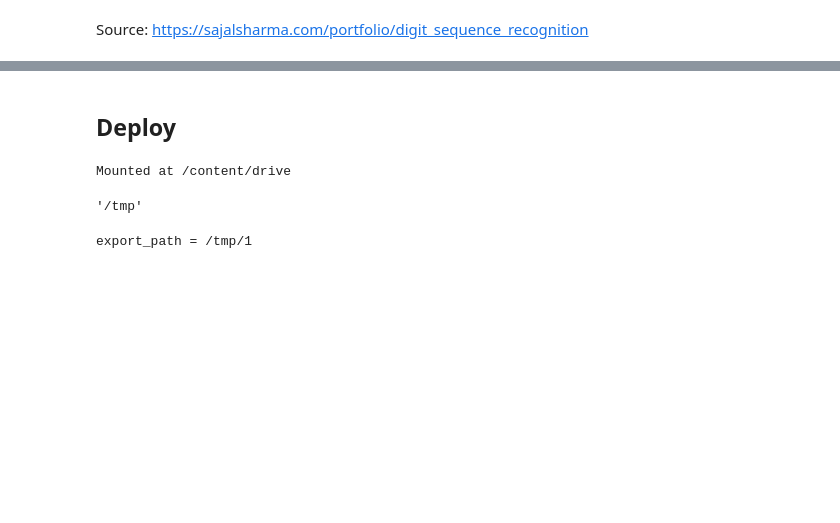
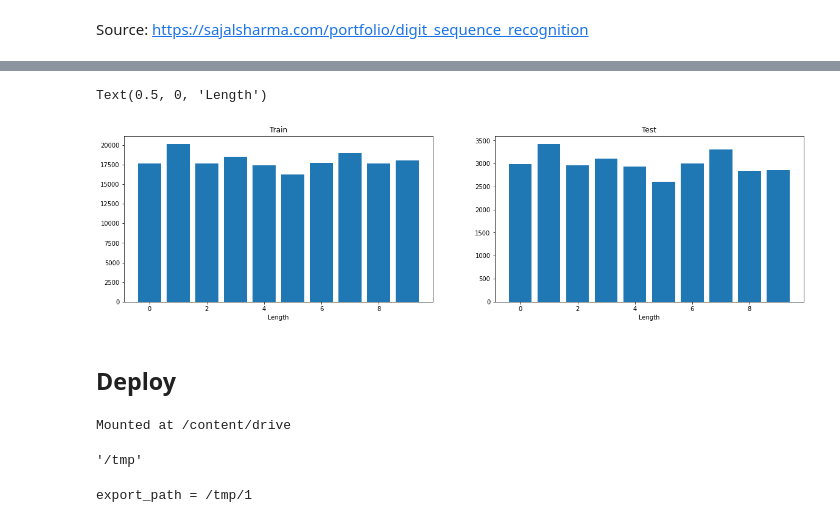
Before and after one commit to Aldwin-b/PriceList, a Jupyter notebook: PriceList_MDR.ipynb, the cells around one changed output, grey strips where cells are left out. Saved outputs shown, nothing was run; the diff lists cells and outputs as text; code cells hidden in the pictures; blank space fills up the shorter version.

```diff
--- a/PriceList_MDR.ipynb
+++ b/PriceList_MDR.ipynb
@@ -274,3 +352,34 @@ Source: https://sajalsharma.com/portfolio/digit_sequence_recognition
+# %%
+flat_test_reduced = []
+flat_train_reduced = []
+for sublist in y_synth_test:
+    for item in sublist:
+      if item is not 10:
+        flat_test_reduced.append(item)
+
+for sublist in y_synth_train:
+    for item in sublist:
+      if item is not 10:
+        flat_train_reduced.append(item)
+
+
+
+train_num_length_reduced = Counter(flat_train_reduced)
+test_num_length_reduced = Counter(flat_test_reduced)
+
+f, (ax1, ax2) = plt.subplots(1, 2, figsize=(20, 5))
+
+
+ax1.bar(train_num_length_reduced.keys(), train_num_length_reduced.values(), align='center')
+ax1.set_title('Train')
+ax1.set_xlabel('Length')
+
+ax2.bar(test_num_length_reduced.keys(), test_num_length_reduced.values(), align='center')
+ax2.set_title('Test')
+ax2.set_xlabel('Length')
+# %% [output]
+Text(0.5, 0, 'Length')
+[figure, added]
 # %% [markdown]
 ## Deploy
 # %%
```
Also changed, not shown: parts of 7 cells of this notebook.
